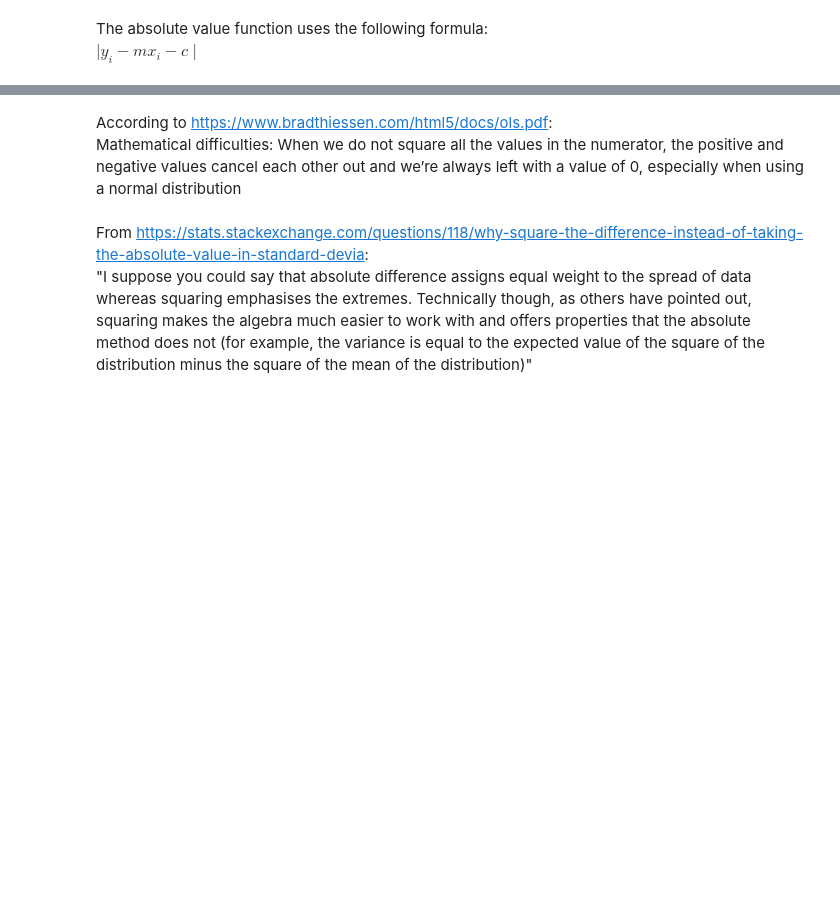
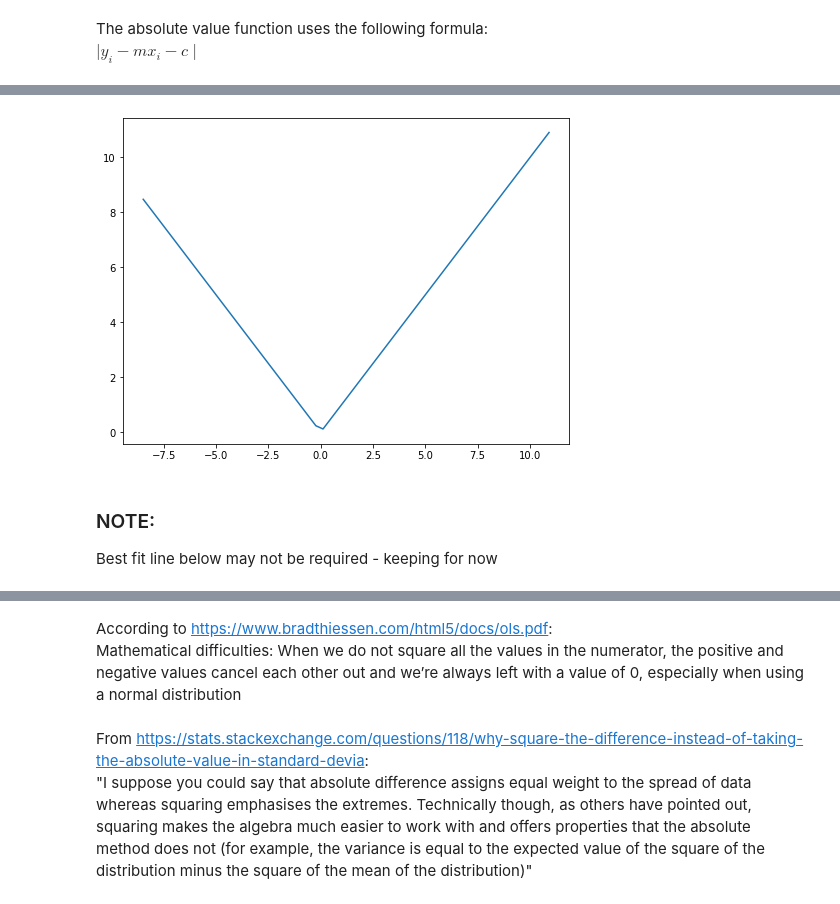
Before and after one commit to G00398258/machinelearningstats-portfolio, a Jupyter notebook: Practicals/02-models-exercises.ipynb, the cells around one changed output, grey strips where cells are left out. Saved outputs shown, nothing was run; the diff lists cells and outputs as text; code cells hidden in the pictures; blank space fills up the shorter version.

```diff
--- a/Practicals/02-models-exercises.ipynb
+++ b/Practicals/02-models-exercises.ipynb
@@ -66,0 +106,6 @@ Cost with m =  5.00 and c = 15.00:    95.44
+# %%
+# that looks a bit messy - let's try sorting the list of results and plotting again
+abs_values.sort()
+
+# checking what the list looks like now
+abs_values
@@ -67,3 +130,12 @@ Cost with m =  5.00 and c = 15.00:    95.44
+# %%
+# now lets plot those values vs. the absolute values again
+plt.plot(abs_values, np.abs(abs_values))
+plt.show()
+# %% [output]
+[figure, added]
+# %% [markdown]
+### NOTE:
+Best fit line below may not be required - keeping for now
 # %%
 # Plot the best fit line
 
```
Also changed, not shown: parts of 12 cells of this notebook.
